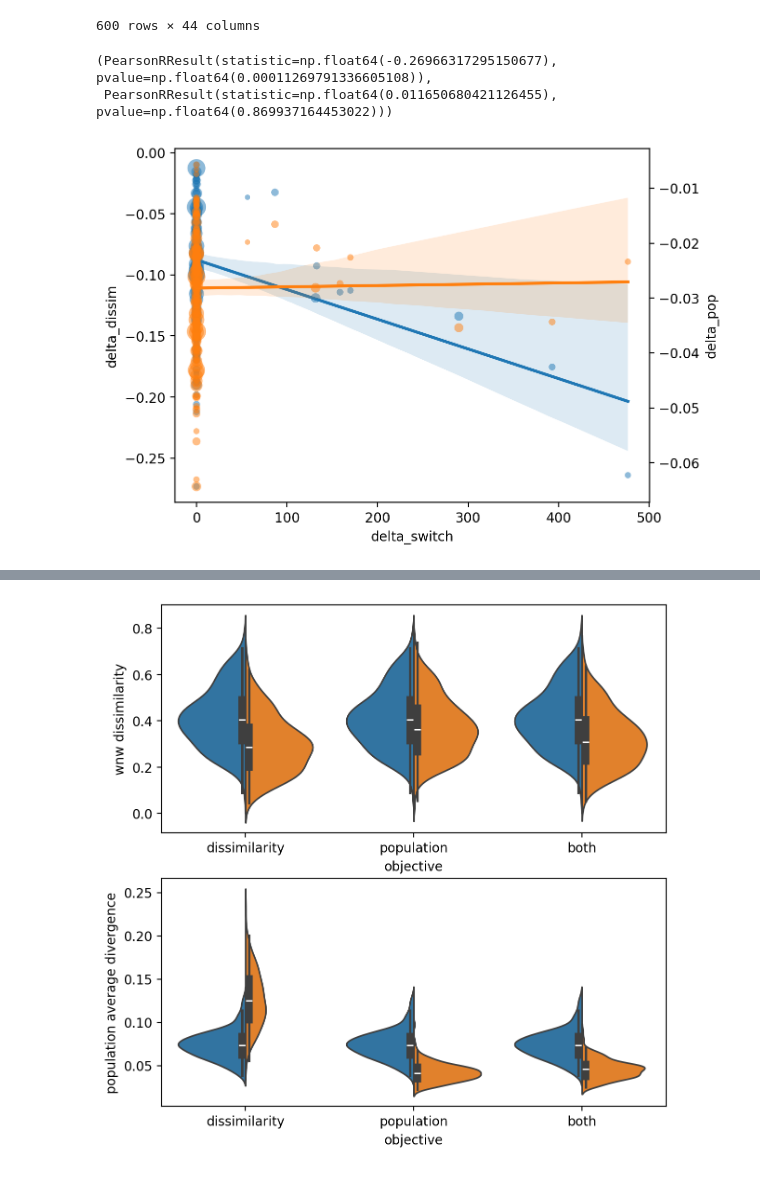
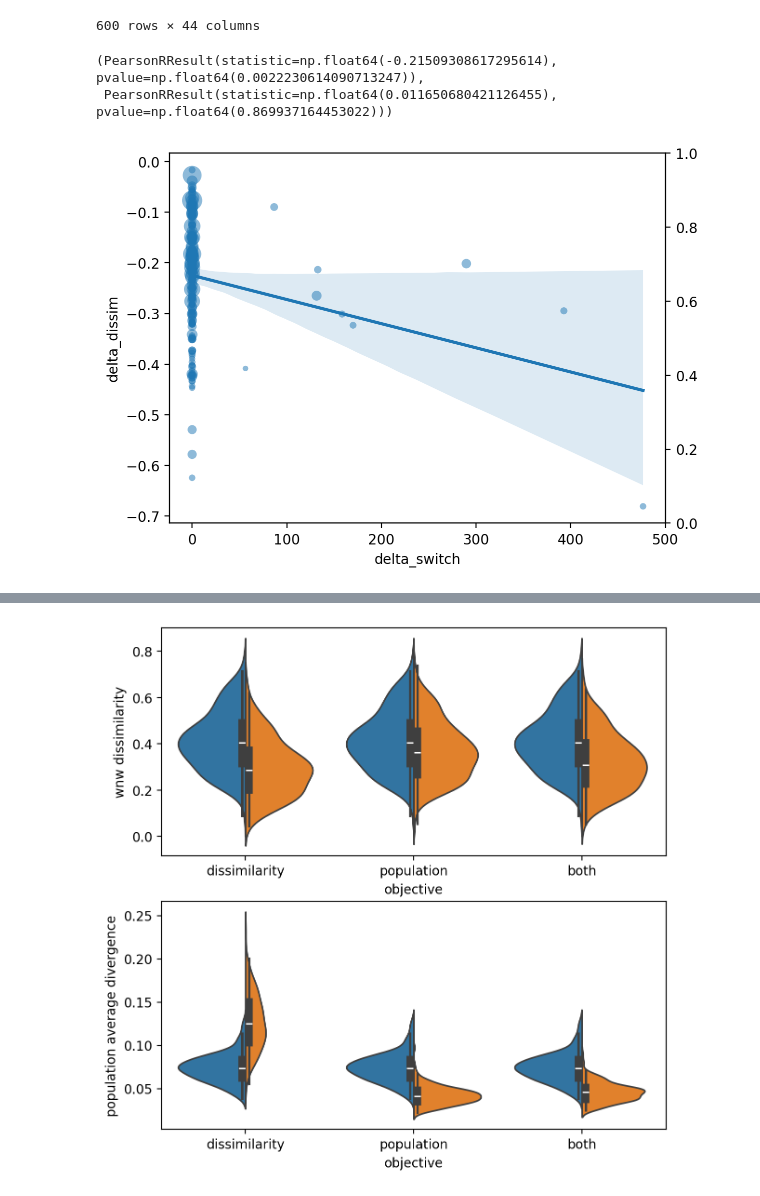
Before and after one commit to Plural-Connections/school-mergers-refactor, a Jupyter notebook: mergers_core/graph.ipynb, the cells around one changed output, grey strips where cells are left out. Saved outputs shown, nothing was run; the diff lists cells and outputs as text; code cells hidden in the pictures.

```diff
--- a/mergers_core/graph.ipynb
+++ b/mergers_core/graph.ipynb
@@ -17,8 +17,9 @@ schools = pd.read_csv("data/all_schools.csv", converters={
 })
 data = schools.merge(data, on="district")
 
-data["delta_dissim"] = (data["post_dissim_wnw"] - data["pre_dissim_wnw"])
+data["delta_dissim"] = (data["post_dissim_wnw"] - data["pre_dissim_wnw"]) / data["pre_dissim_wnw"]
 data["delta_pop"] = (data["post_population_average_divergence"] - data["pre_population_average_divergence"])
+# average change in minutes per student involved in the merger
 data["delta_switch"] = (data["post_merger_time_num_total"] - data["status_quo_time_num_total"])
 
 dissimilarity = data[(data["dissimilarity_weight"] == 1) & (data["population_metric_weight"] == 0)]
@@ -50,30 +51,30 @@ data
 # %%
 def scatter_switch_things(dataset):
     fig, ax1 = plt.subplots()
     ax2 = ax1.twinx()
     sns.regplot(
         ax=ax1,
         data=dataset,
         x="delta_switch",
         y="delta_dissim",
         scatter_kws={"linewidths": 0, "alpha": 0.5, "s": both["num_schools"]},
     )
-    sns.regplot(
-        ax=ax2,
-        data=dataset,
-        x="delta_switch",
-        y="delta_pop",
-        color=sns.color_palette()[1],
-        scatter_kws={"linewidths": 0, "alpha": 0.5, "s": both["num_schools"]},
-    )
+    # sns.regplot(
+    #     ax=ax2,
+    #     data=dataset,
+    #     x="delta_switch",
+    #     y="delta_pop",
+    #     color=sns.color_palette()[1],
+    #     scatter_kws={"linewidths": 0, "alpha": 0.5, "s": both["num_schools"]},
+    # )
     return (
         stats.pearsonr(dataset["delta_switch"], dataset["delta_dissim"]),
         stats.pearsonr(dataset["delta_switch"], dataset["delta_pop"]),
     )
 # maybe remove axis frame
 # use %s for Δs
 scatter_switch_things(both)
 # %% [output]
-(PearsonRResult(statistic=np.float64(-0.26966317295150677), pvalue=np.float64(0.00011269791336605108)),
+(PearsonRResult(statistic=np.float64(-0.21509308617295614), pvalue=np.float64(0.0022230614090713247)),
  PearsonRResult(statistic=np.float64(0.011650680421126455), pvalue=np.float64(0.869937164453022)))
-[figure, old version]
+[figure, new version]
```
Also changed, not shown: parts of 8 cells of this notebook.
